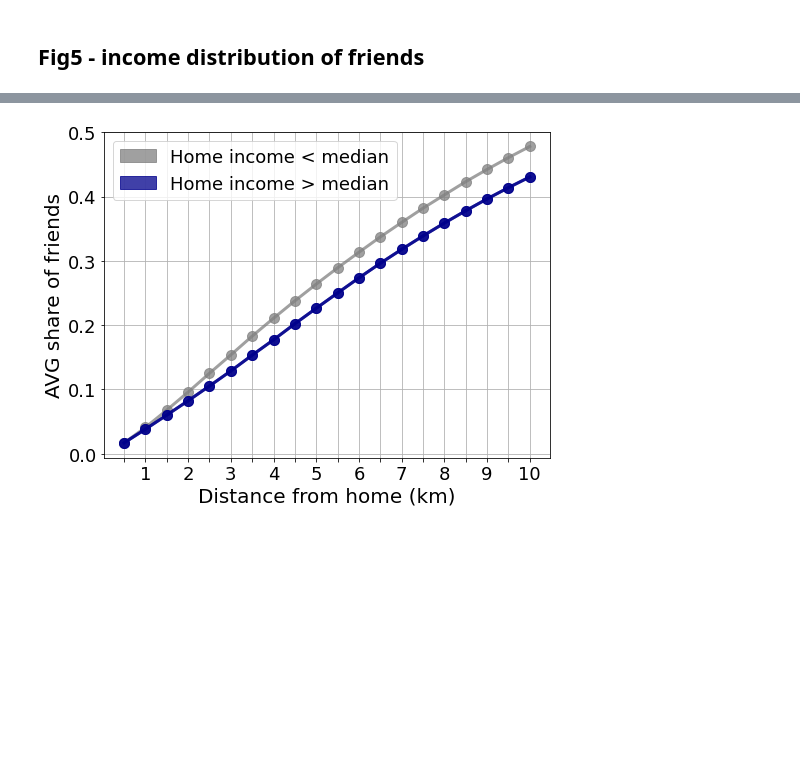
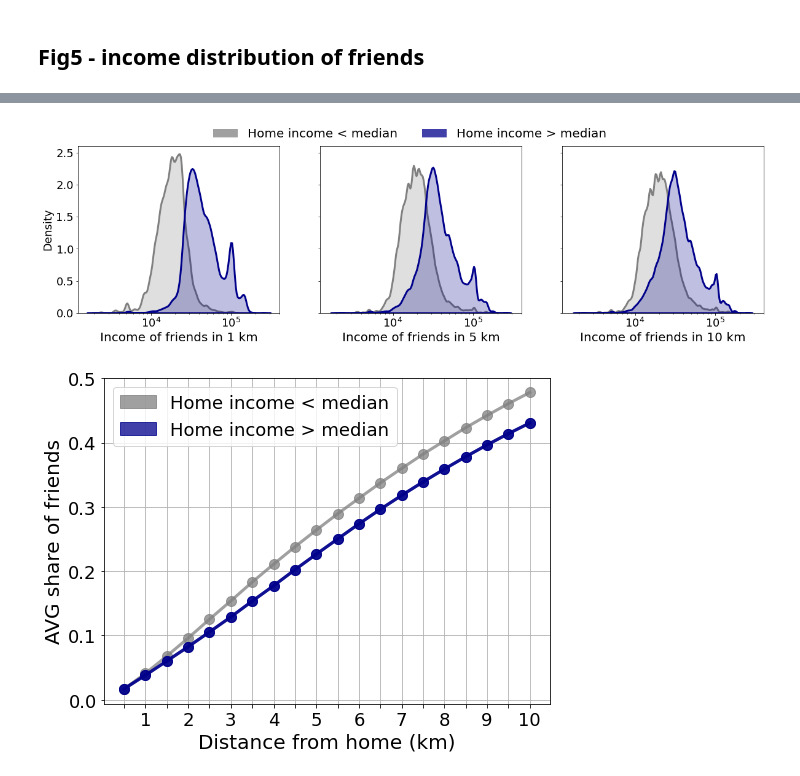
Before and after one commit to sandorjuhasz/ties-around-home, a Jupyter notebook: scripts/visuals.ipynb, the cells around one changed output, grey strips where cells are left out. Saved outputs shown, nothing was run; the diff lists cells and outputs as text; code cells hidden in the pictures; blank space fills up the shorter version.

```diff
--- a/scripts/visuals.ipynb
+++ b/scripts/visuals.ipynb
@@ -907,3 +813,33 @@ ax[1].set(yticklabels=[])
+# %%
+# density
+plt.rcParams['font.size'] = 18
+fig,ax = plt.subplots(1,3, figsize=(20,5), sharey=True, sharex=True)
+
+sns.kdeplot(dist1[dist1["poor1"]==1]["income2"], ax=ax[0], log_scale=True, fill=True, color="grey", linewidth=3)
+sns.kdeplot(dist1[dist1["poor1"]==0]["income2"], ax=ax[0], log_scale=True, fill=True, color="darkblue", linewidth=3)
+ax[0].set_xlabel("Income of friends in 1 km", size=20)
+
+sns.kdeplot(dist5[dist5["poor1"]==1]["income2"], ax=ax[1], log_scale=True, fill=True, color="grey", linewidth=3)
+sns.kdeplot(dist5[dist5["poor1"]==0]["income2"], ax=ax[1], log_scale=True, fill=True, color="darkblue", linewidth=3)
+ax[1].set_xlabel("Income of friends in 5 km", size=20)
+
+sns.kdeplot(dist10[dist10["poor1"]==1]["income2"], ax=ax[2], log_scale=True, fill=True, color="grey", linewidth=3)
+sns.kdeplot(dist10[dist10["poor1"]==0]["income2"], ax=ax[2], log_scale=True, fill=True, color="darkblue", linewidth=3)
+ax[2].set_xlabel("Income of friends in 10 km", size=20)
+
+
+# legend
+custom_lines = [Patch(facecolor='grey', alpha=0.75), Patch(facecolor='darkblue', alpha=0.75)]
+labels = [ 'Home income < median', 'Home income > median']
+
+plt.figlegend(custom_lines, labels, loc='upper center',
+    bbox_to_anchor=(0.5, 1.01),
+    ncol=2, frameon=False, fontsize=20)
+
+# plt.savefig('../fig/mf5.png',density=300,bbox_inches='tight')
+plt.show()
+# %% [output]
+[figure, added]
 # %%
 # plot 2
 fig,ax = plt.subplots(1,1,figsize=(8,6), sharey=True)
```
Also changed, not shown: parts of 4 cells of this notebook.
